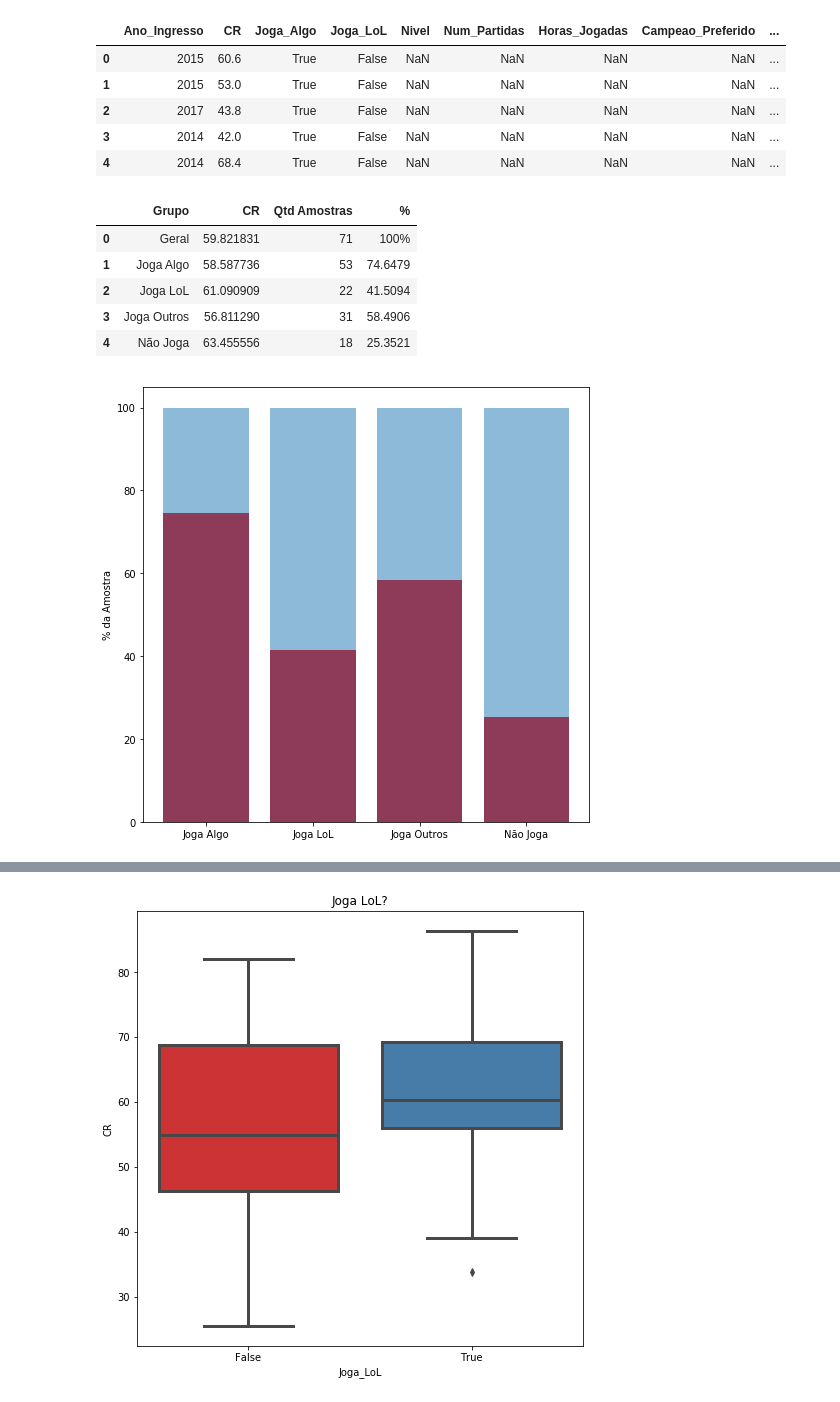
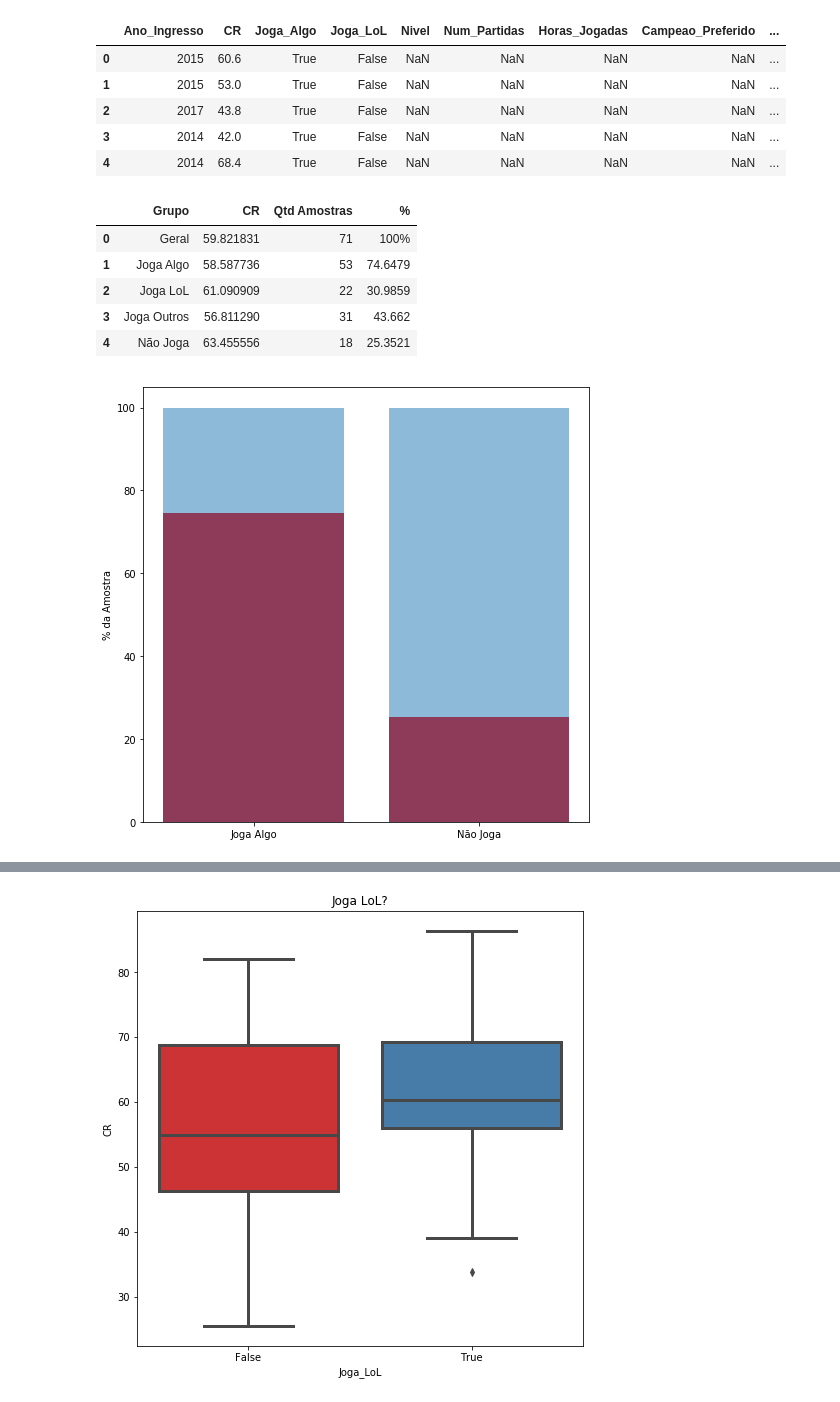
Before and after one commit to mgiovani/TopicosIC, a Jupyter notebook: Em Grupo/Trabalho Intermediário/ExplorandoDados/AnaliseDados.ipynb, the cells around one changed output, grey strips where cells are left out. Saved outputs shown, nothing was run; the diff lists cells and outputs as text; code cells hidden in the pictures.

```diff
--- a/Em Grupo/Trabalho Intermediário/ExplorandoDados/AnaliseDados.ipynb
+++ b/Em Grupo/Trabalho Intermediário/ExplorandoDados/AnaliseDados.ipynb
@@ -40,33 +40,37 @@ tabela.head()
 tabela=tabela.loc[(tabela['CR'].notnull())]
 # %%
 #análise inicial dos dados encontrados
+jogaLol = tabela[tabela['Joga_LoL']==True]
+naoJogaLol2 = tabela[tabela['Joga_LoL']==False]
+naoJogaLol2 = naoJogaLol2[naoJogaLol2['Joga_Algo']==True]
+joga = tabela[tabela['Joga_Algo']==True]
+nJoga = tabela[tabela['Joga_Algo']==False]
+
+
 d = {'Grupo' : ['Geral', 'Joga Algo', 'Joga LoL', 'Joga Outros', 'Não Joga'],
      'CR' : [tabela['CR'].mean(), joga['CR'].mean(), jogaLol['CR'].mean(), naoJogaLol2['CR'].mean(), nJoga['CR'].mean()],
      'Qtd Amostras' : [len(tabela), len(joga), len(jogaLol), len(naoJogaLol2), len(nJoga)],
-    '%' : ['100%', (len(joga)*100)/(len(joga)+len(nJoga)), (len(jogaLol)*100)/len(joga), (len(naoJogaLol2)*100)/len(joga), (len(nJoga)*100)/(len(joga)+len(nJoga))]}
+    '%' : ['100%', (len(joga)*100)/(len(joga)+len(nJoga)), (len(jogaLol)*100)/len(tabela), (len(naoJogaLol2)*100)/len(tabela), (len(nJoga)*100)/(len(tabela))]}
 medias = pd.DataFrame(data=d)
 medias
 # %% [output]
 |  | Grupo | CR | Qtd Amostras | % |
 | 0 | Geral | 59.821831 | 71 | 100% |
 | 1 | Joga Algo | 58.587736 | 53 | 74.6479 |
-| 2 | Joga LoL | 61.090909 | 22 | 41.5094 |
-| 3 | Joga Outros | 56.811290 | 31 | 58.4906 |
+| 2 | Joga LoL | 61.090909 | 22 | 30.9859 |
+| 3 | Joga Outros | 56.811290 | 31 | 43.662 |
 | 4 | Não Joga | 63.455556 | 18 | 25.3521 |
 # %%
 plt.figure(figsize=(8,8))
-#sns.barplot(y=jogaLol.Joga_LoL.count(), palette="Set1", data=jogaLol, linewidth=3)
-#barras = [len(joga), len(jogaLol), len(naoJogaLol2), len(nJoga)]
-#total = [len(tabela), len(joga), len(joga), len(tabela)]
-barras = [(len(joga)*100)/(len(joga)+len(nJoga)), (len(jogaLol)*100)/len(joga), (len(naoJogaLol2)*100)/len(joga), (len(nJoga)*100)/(len(joga)+len(nJoga))]
-total = [100, 100, 100, 100]
-labels = ['Joga Algo', 'Joga LoL', 'Joga Outros', 'Não Joga']
+barras = [(len(joga)*100)/(len(joga)+len(nJoga)), (len(nJoga)*100)/(len(joga)+len(nJoga))]
+total = [100, 100]
+labels = ['Joga Algo', 'Não Joga']
 
 plt.bar(np.arange(len(barras)), barras, color='red')
 plt.bar(np.arange(len(barras)), total, alpha=0.5)
 plt.xticks(np.arange(len(barras)), labels)
 plt.ylabel('% da Amostra')
 
 plt.show()
 # %% [output]
-[figure, old version]
+[figure, new version]
```
Also changed, not shown: parts of 5 cells of this notebook, 3 other files.
